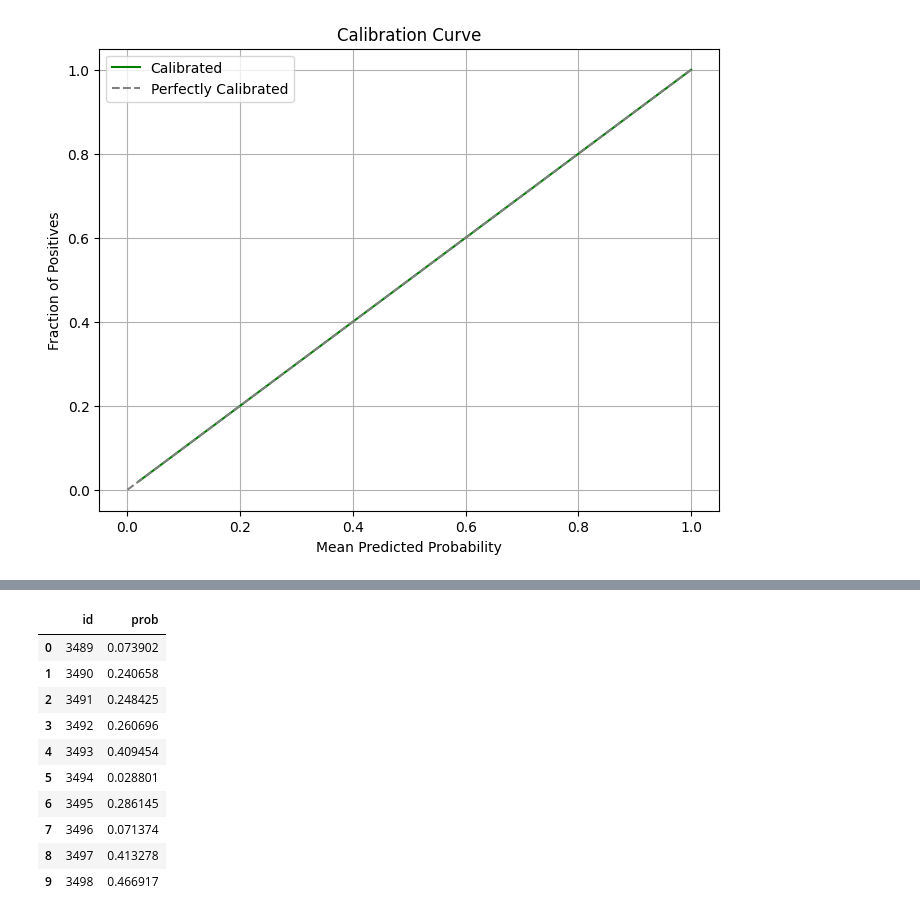
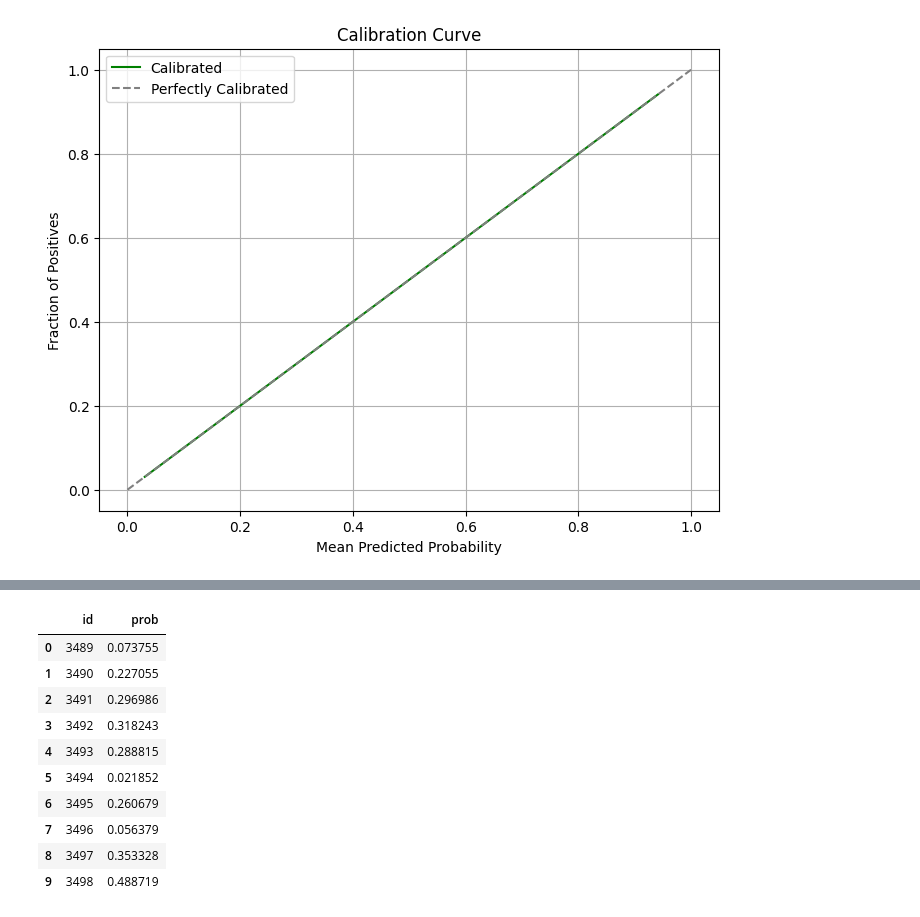
Before and after one commit to skyshine460/ProdTaken, a Jupyter notebook: ProdTaken_lightgbm2.ipynb, the cells around one changed output, grey strips where cells are left out. Cells and saved outputs as stored; diff of their text form; code cells hidden in the pictures.

Commit message:
prodtaken_submission28

```diff
--- a/ProdTaken_lightgbm2.ipynb
+++ b/ProdTaken_lightgbm2.ipynb
@@ -1499,40 +1499,40 @@ features = [
 #  'ProdTaken',
  'CityTier_1',
  'CityTier_2',
-#  'CityTier_3',
+ 'CityTier_3',
 #  'DurationOfPitch_sec',
  'DurationOfPitch_min',
-#  'DurationOfPitch_group',
+ 'DurationOfPitch_group',
  'Occupation_Large Business',
  'Occupation_Salaried',
-#  'Occupation_Small Business',
+ 'Occupation_Small Business',
 #  'TypeofContact_Occupation',
 #  'Duration_per_Followups',
  'ProductPitched_Basic',
  'ProductPitched_Deluxe',
  'ProductPitched_King',
  'ProductPitched_Standard',
-#  'ProductPitched_Super Deluxe',
+ 'ProductPitched_Super Deluxe',
 #  'Occupation_ProductPitched',
 #  'CityTier_ProductPitched',
  'PreferredPropertyStar_3.0',
  'PreferredPropertyStar_4.0',
-#  'PreferredPropertyStar_5.0',
+ 'PreferredPropertyStar_5.0',
 #  'Occupation_ProductPitched_PreferredPropertyStar',
 #  'CityTier_ProductPitched_PreferredPropertyStar',
  'PitchSatisfactionScore_1',
  'PitchSatisfactionScore_2',
  'PitchSatisfactionScore_3',
  'PitchSatisfactionScore_4',
-#  'PitchSatisfactionScore_5',
+ 'PitchSatisfactionScore_5',
  'Designation_AVP',
  'Designation_Executive',
  'Designation_Manager',
  'Designation_Senior Manager',
-#  'Designation_VP',
+ 'Designation_VP',
 #  'Occupation_Designation',
 #  'MonthlyIncome_per_Age',
-#  'MonthlyIncome_and_Age',
+ 'MonthlyIncome_and_Age',
 #  'MonthlyIncome_and_Age2',
 #  'MaritalStatus',
  'CarOwnership',
@@ -1540,10 +1540,10 @@ features = [
  'MaritalStatus_未婚',
  'MaritalStatus_独身',
  'MaritalStatus_結婚済み',
-#  'MaritalStatus_離婚済み',
+ 'MaritalStatus_離婚済み',
 #  'Family_num1',
  'has_children',
-#  'Family_num2'
+ 'Family_num2'
 ]
 
 # features_category = [
@@ -1779,7 +1779,7 @@ models2 = []
 metric=[]
 imp=pd.DataFrame()
 n_splits = 5
-cv = StratifiedKFold(n_splits=n_splits, shuffle=True, random_state=555)
+cv = StratifiedKFold(n_splits=n_splits, shuffle=True, random_state=345)
 
 for nfold, (train_index, val_index) in enumerate(cv.split(x_train, y_train)):
     print('-'*20, nfold, '-'*20)
@@ -1791,7 +1791,7 @@ for nfold, (train_index, val_index) in enumerate(cv.split(x_train, y_train)):
         'objective': 'binary',
         'metric': 'auc',
         'learning_rate': 0.01,
-        'random_state': 555,
+        'random_state': 345,
         'num_leaves': 20,
         'n_estimators': 3000,
         'importance_type': 'gain',
@@ -1863,7 +1863,7 @@ models3 = []
 metric=[]
 imp=pd.DataFrame()
 n_splits = 5
-cv = StratifiedKFold(n_splits=n_splits, shuffle=True, random_state=1024)
+cv = StratifiedKFold(n_splits=n_splits, shuffle=True, random_state=234)
 
 for nfold, (train_index, val_index) in enumerate(cv.split(x_train, y_train)):
     print('-'*20, nfold, '-'*20)
@@ -1875,7 +1875,7 @@ for nfold, (train_index, val_index) in enumerate(cv.split(x_train, y_train)):
         'objective': 'binary',
         'metric': 'auc',
         'learning_rate': 0.01,
-        'random_state': 1024,
+        'random_state': 234,
         'num_leaves': 20,
         'n_estimators': 3000,
         'importance_type': 'gain',
@@ -2131,40 +2131,40 @@ plt.show()
 # %%
 # y_pred_prob = model.predict_proba(test_df[features])[:, 1]
 y_pred_prob1 = ensemble_predict(models1, x_test)
 y_pred_prob2 = ensemble_predict(models2, x_test)
 y_pred_prob3 = ensemble_predict(models3, x_test)
 y_pred_prob = (y_pred_prob1 + y_pred_prob2 + y_pred_prob3) / 3
 
 # 1. キャリブレーションモデルの学習
 iso_reg = IsotonicRegression(out_of_bounds='clip')
 iso_reg.fit(ensemble_preds_va, y_va)  # バリデーションデータで学習
 
 # 2. テストデータの予測確率をキャリブレーション
 calibrated_test_preds = iso_reg.transform(y_pred_prob)  # テストデータを補正
 
-y_pred_prob = (y_pred_prob + calibrated_test_preds) / 2
+y_pred_prob = (y_pred_prob + calibrated_test_preds * 0.5) / 1.5
 
 sub = pd.read_csv('/content/drive/MyDrive/契約予測（SIGNATE Cup 2024）/提供データ/sample_submit.csv', header=None)
 test_ids = sub.iloc[:, 0]
 
 submission = pd.DataFrame({
     'id': test_ids,
     'prob': y_pred_prob
 })
 
-submission_name = "prodtaken_submission27"
+submission_name = "prodtaken_submission28"
 
 submission.to_csv(f'{submission_name}.csv', index=False, header=None)
 submission.head(10)
 # %% [output]
 |  | id | prob |
-| 0 | 3489 | 0.073902 |
-| 1 | 3490 | 0.240658 |
-| 2 | 3491 | 0.248425 |
-| 3 | 3492 | 0.260696 |
-| 4 | 3493 | 0.409454 |
-| 5 | 3494 | 0.028801 |
-| 6 | 3495 | 0.286145 |
-| 7 | 3496 | 0.071374 |
-| 8 | 3497 | 0.413278 |
-| 9 | 3498 | 0.466917 |
+| 0 | 3489 | 0.073755 |
+| 1 | 3490 | 0.227055 |
+| 2 | 3491 | 0.296986 |
+| 3 | 3492 | 0.318243 |
+| 4 | 3493 | 0.288815 |
+| 5 | 3494 | 0.021852 |
+| 6 | 3495 | 0.260679 |
+| 7 | 3496 | 0.056379 |
+| 8 | 3497 | 0.353328 |
+| 9 | 3498 | 0.488719 |
```
Also changed, not shown: parts of 10 cells of this notebook.
